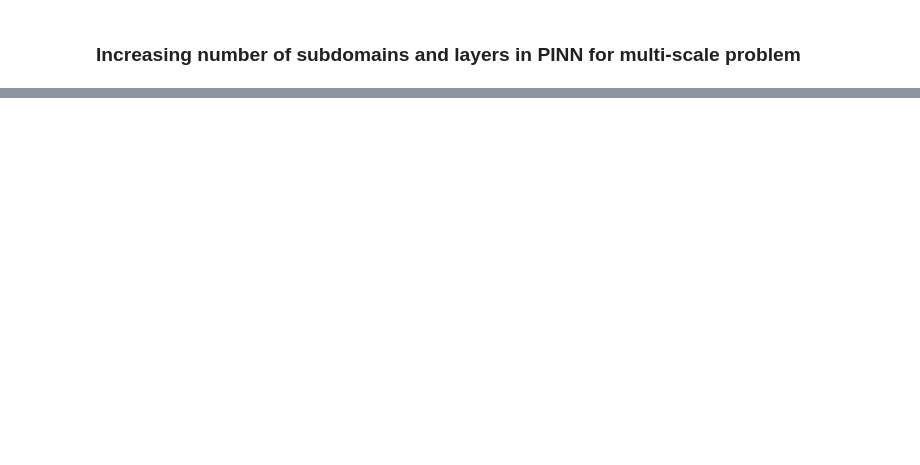
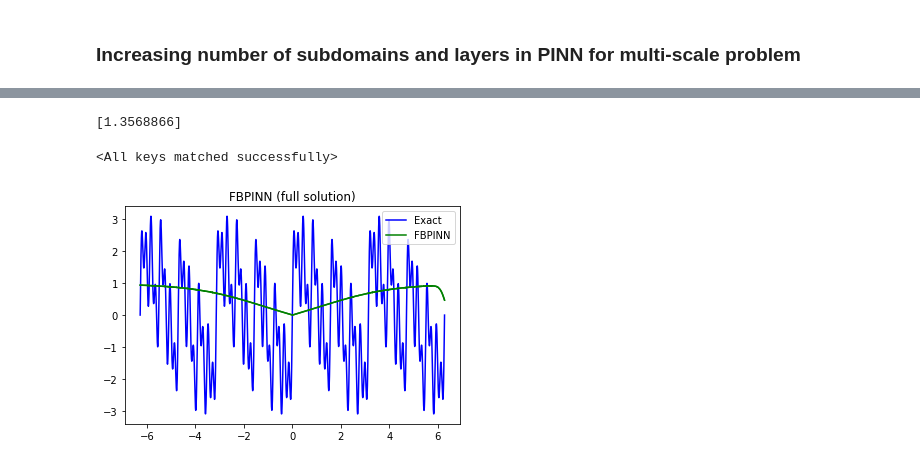
Before and after one commit to guglielmopacifico/DeepLearning, a Jupyter notebook: Task_B/Final_Version/Scale.ipynb, the cells around one changed output, grey strips where cells are left out. Cells and saved outputs as stored; diff of their text form; code cells hidden in the pictures; blank space fills up the shorter version.

```diff
--- a/Task_B/Final_Version/Scale.ipynb
+++ b/Task_B/Final_Version/Scale.ipynb
@@ -82,3 +89,17 @@ AttributeError: 'Tanh' object has no attribute 'device'
+# %%
+print(l1_loss_min)
+# %% [output]
+[1.3568866]
+# %%
+model_test = FBPINN_Cos_nD(domain_extrema=domain, n_subdomains=1, overlap=overlap, sigma=sigma, n_hidden_layers=n_hidden_layers, neurons=neurons, activation_function=nn.Tanh(), n_multi_scale=n_multi_scale, w_list=w_list)
+model_test.load_state_dict(torch.load("models_save/scale_fbpinn_1.pdh"))
+# model_test.eval()
+# %% [output]
+<All keys matched successfully>
+# %%
+plot_solution(model_test)
+# %% [output]
+[figure, added]
 # %%
 # Parameters
 domain = [-2*torch.pi, 2*torch.pi]
```
Also changed, not shown: parts of 6 cells of this notebook, 11 other files.
